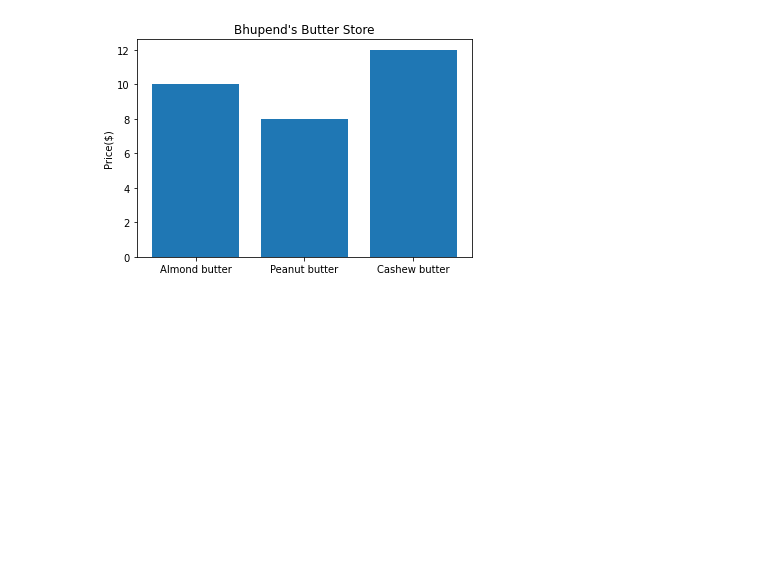
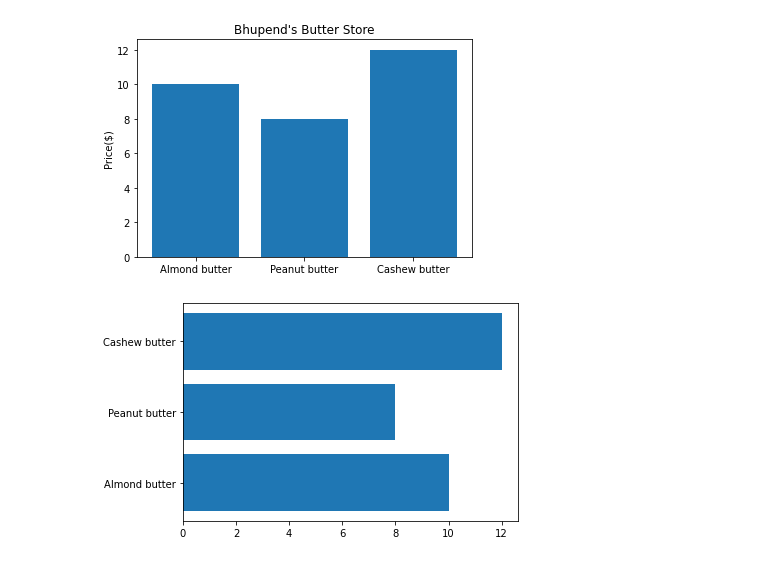
Before and after one commit to bhupendpatil/Practice, a Jupyter notebook: Data Analysis/Matplotlib/introduction-to-matplotlib.ipynb, the cells around one changed output. Drawn from its saved outputs; the diff is of its cells as text; code cells hidden in the pictures; blank space fills up the shorter version.

Commit message:
subplots

```diff
--- a/Data Analysis/Matplotlib/introduction-to-matplotlib.ipynb
+++ b/Data Analysis/Matplotlib/introduction-to-matplotlib.ipynb
@@ -123,3 +123,8 @@ ax.bar(nut_butter_prices.keys(),nut_butter_prices.values())
 ax.set(title="Bhupend's Butter Store",ylabel="Price($)");
 # %% [output]
 [figure]
+# %%
+fig,ax = plt.subplots()
+ax.barh(list(nut_butter_prices.keys()),list(nut_butter_prices.values()));
+# %% [output]
+[figure, added]
```
Also changed, not shown: parts of 4 cells of this notebook.
